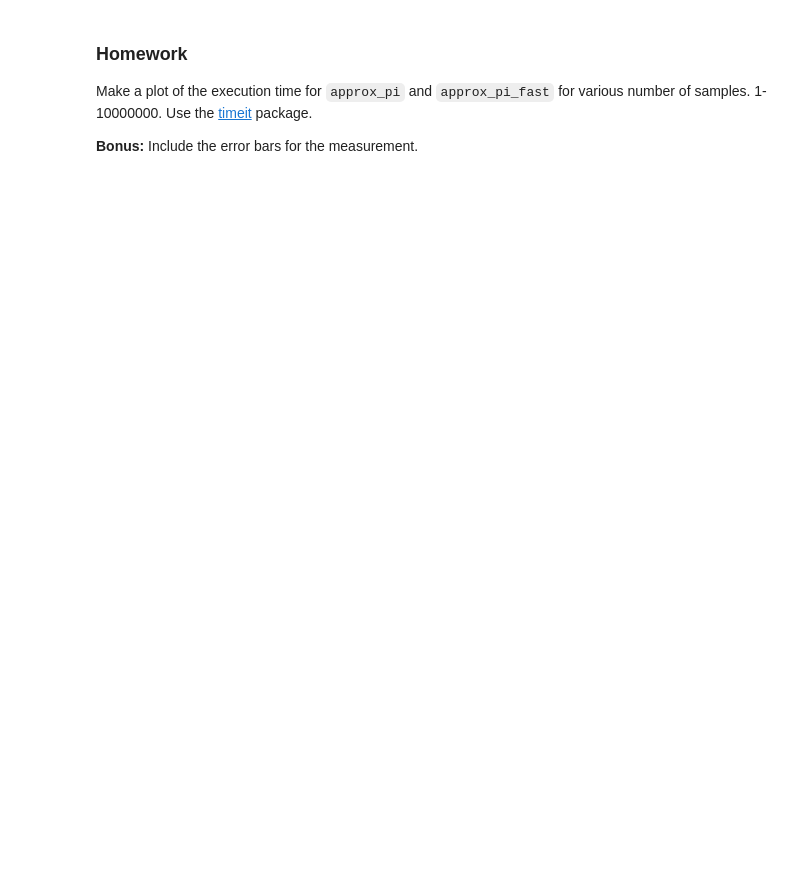
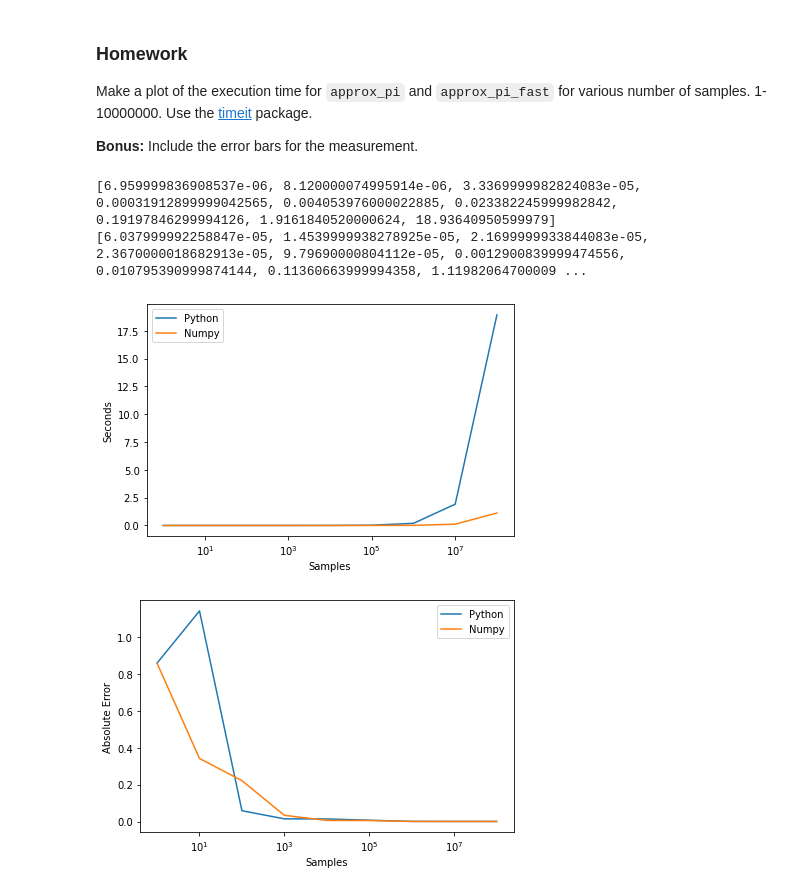
Before and after one commit to postolache/onboarding-ml, a Jupyter notebook: 01. Jupyter and numpy/jupyter-numpy.ipynb, the cells around one changed output. Cells and saved outputs as stored; diff of their text form; code cells hidden in the pictures; blank space fills up the shorter version.

````diff
--- a/01. Jupyter and numpy/jupyter-numpy.ipynb
+++ b/01. Jupyter and numpy/jupyter-numpy.ipynb
@@ -90,3 +99,12 @@ def approx_pi(n):
+# %%
+def approx_pi(n):
+    nInside = 0
+    for i in range(n):
+        x = random.random()
+        y = random.random()
+        if x ** 2 + y ** 2 <= 1:
+            nInside += 1
+    return 4 * nInside / n
 # %%
 pis = [ approx_pi(10), approx_pi(100), approx_pi(1000),
         approx_pi(10_000), approx_pi(100_000),  approx_pi(1_000_000)]
@@ -149,3 +182,41 @@ Let's see how much faster we can get
 Make a plot of the execution time for ```approx_pi``` and ```approx_pi_fast``` for various number of samples. 1-10000000. Use the [timeit](https://docs.python.org/3/library/timeit.html) package.
 
 **Bonus:** Include the error bars for the measurement.
+# %%
+import timeit
+
+samples = [1, 10, 100,
+           1_000, 10_000, 100_000,
+           1_000_000, 10_000_000, 100_000_000]
+
+timeSlow = [timeit.timeit(stmt=lambda:approx_pi(i), number=1) for i in samples]
+timeFast = [timeit.timeit(stmt=lambda:approx_pi_fast(i), number=1) for i in samples]
+errorSlow = [abs(math.pi - approx_pi(i)) for i in samples]
+errorFast = [abs(math.pi - approx_pi_fast(i)) for i in samples]
+print(timeSlow)
+print(timeFast)
+
+plt.figure()
+plt.plot(samples, timeSlow, label='Python')
+plt.plot(samples, timeFast, label='Numpy')
+plt.xlabel('Samples')
+plt.ylabel('Seconds')
+plt.xscale('log')
+plt.legend()
+plt.tight_layout()
+
+plt.figure()
+plt.plot(samples, errorSlow, label='Python')
+plt.plot(samples, errorFast, label='Numpy')
+plt.xlabel('Samples')
+plt.ylabel('Absolute Error')
+plt.xscale('log')
+plt.legend()
+plt.tight_layout()
+
+plt.show()
+# %% [output]
+[6.959999836908537e-06, 8.120000074995914e-06, 3.3369999982824083e-05, 0.00031912899999042565, 0.004053976000022885, 0.023382245999982842, 0.19197846299994126, 1.9161840520000624, 18.93640950599979]
+[6.037999992258847e-05, 1.4539999938278925e-05, 2.1699999933844083e-05, 2.3670000018682913e-05, 9.79690000804112e-05, 0.0012900839999474556, 0.010795390999874144, 0.11360663999994358, 1.11982064700009 ...
+[figure, added]
+[figure, added]
````
Also changed, not shown: parts of 8 cells of this notebook, 1 other file.
